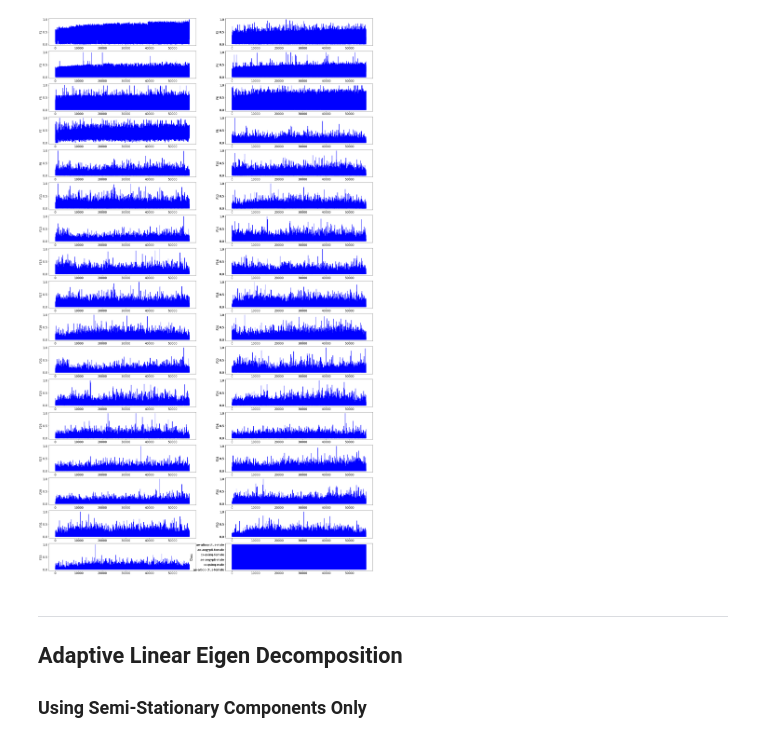
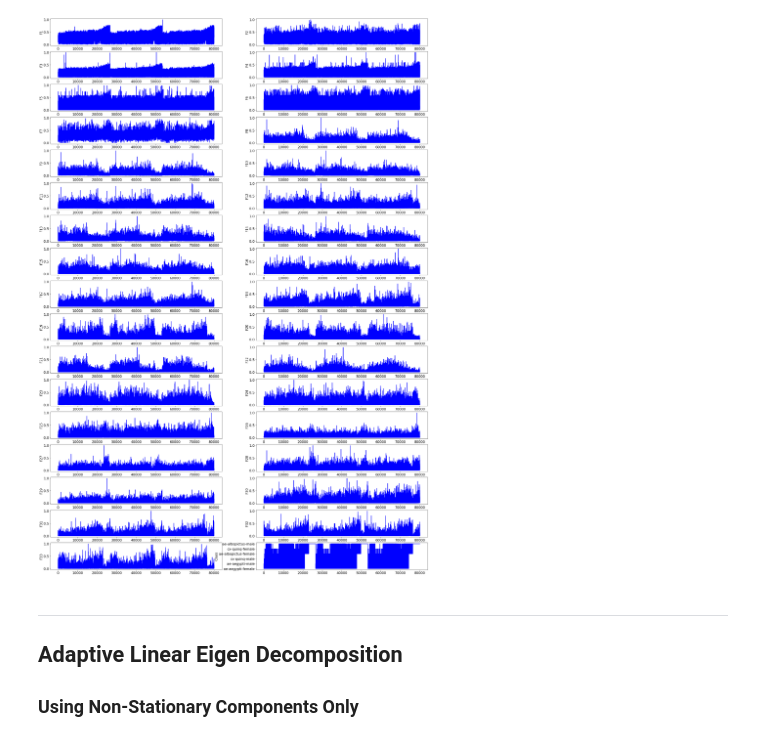
Before and after one commit to cchatterj0/AdaptiveMLAlgorithms, a Jupyter notebook: Chapter8-Expts/drift2_nonstat.ipynb, the cells around one changed output. Cells and saved outputs as stored; diff of their text form; code cells hidden in the pictures.

```diff
--- a/Chapter8-Expts/drift2_nonstat.ipynb
+++ b/Chapter8-Expts/drift2_nonstat.ipynb
@@ -19,5 +22,8 @@ import warnings
 warnings.filterwarnings("ignore")
 # %%
 # Data obtained from USP DS Repository https://sites.google.com/view/uspdsrepository
-# Load the data in your unique bucket.
-# Here gs://chanchal_book_bucket1/INSECTS-incremental_balanced_norm.csv
+#get data here: https://sites.google.com/view/uspdsrepository
+dataset   = pd.read_csv("gs://chanchal_book_bucket1/INSECTS-incremental-abrupt_balanced_norm.csv")
+dataset = dataset.dropna()
+print(dataset.shape)
+print(dataset.head())
@@ -24,6 +47,0 @@ warnings.filterwarnings("ignore")
-# %%
-#get data here: https://sites.google.com/view/uspdsrepository
-dataset   = pd.read_csv("gs://chanchal_book_bucket1/INSECTS-incremental_balanced_norm.csv")
-dataset = dataset.dropna()
-print(dataset.shape)
-print(dataset.head())
@@ -48,15 +48,15 @@ print(dataset.head())
 # %%
-plt.figure(figsize=(32, 56))
+plt.figure(figsize=(32, 48))
 plt.rcParams.update({'font.size': 16})
 cols = dataset.columns
 for i in range(dataset.shape[1]):
     plt.subplot(17, 2, i+1)
     plt.ylabel(cols[i])
     plt.plot(dataset[cols[i]], lw=2, color='b')
 plt.show()
 # %% [output]
-[figure, old version]
+[figure, new version]
 # %% [markdown]
 ------------------------------------------
 ## Adaptive Linear Eigen Decomposition
-### Using Semi-Stationary Components Only
+### Using Non-Stationary Components Only
```
Also changed, not shown: parts of 15 cells of this notebook, 3 other files.
